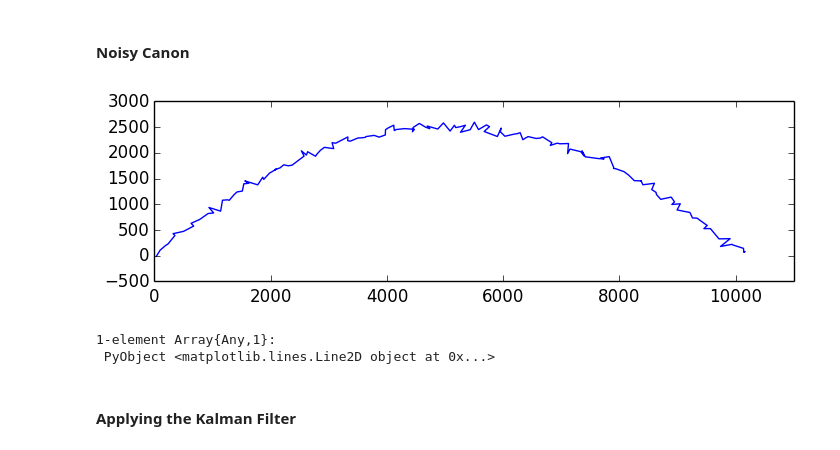
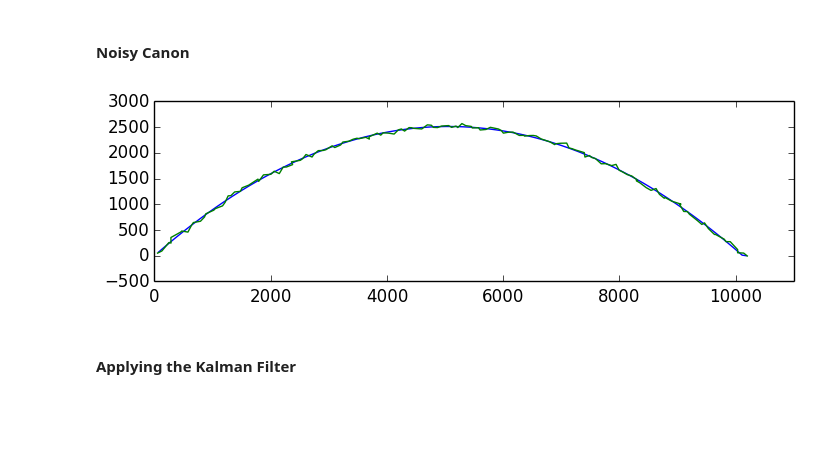
Before and after one commit to kzahedi/Robotik, a Jupyter notebook: Kalman Filter - Canon Ball.ipynb, the cells around one changed output. Saved outputs shown, nothing was run; the diff lists cells and outputs as text; code cells hidden in the pictures; blank space fills up the shorter version.

```diff
--- a/Kalman Filter - Canon Ball.ipynb
+++ b/Kalman Filter - Canon Ball.ipynb
@@ -55,18 +58,18 @@ plot(states[:,1], states[:,3])
 # %%
 noisy_states = zeros(144,4)
 for i = 1:144
-    noisy_states[i,1] = states[i,1] + randn() * 50
+    noisy_states[i,1] = states[i,1] + randn() * 30
     noisy_states[i,2] = states[i,2]
-    noisy_states[i,3] = states[i,3] + randn() * 50
+    noisy_states[i,3] = states[i,3] + randn() * 30
     noisy_states[i,4] = states[i,4]
 end
 figure(figsize=(11*0.75,3*0.75))
 xlim([0,11000])
+plot(states[:,1], states[:,3])
 plot(noisy_states[:,1], noisy_states[:,3])
+savefig("/Users/zahedi/Desktop/a.png")
 # %% [output]
-[figure, old version]
+[figure, new version]
-1-element Array{Any,1}:
- PyObject <matplotlib.lines.Line2D object at 0x...>
 # %% [markdown]
 #### Applying the Kalman Filter
 # %%
```
Also changed, not shown: parts of 5 cells of this notebook.
